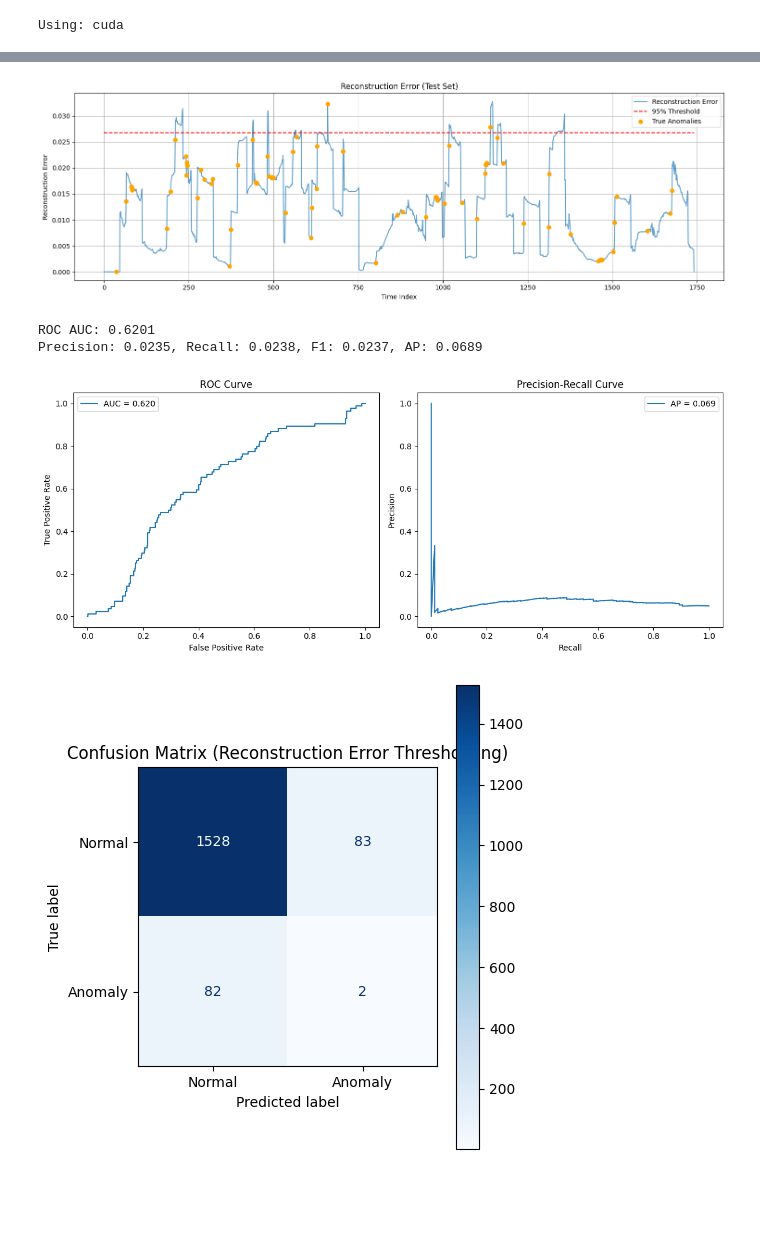
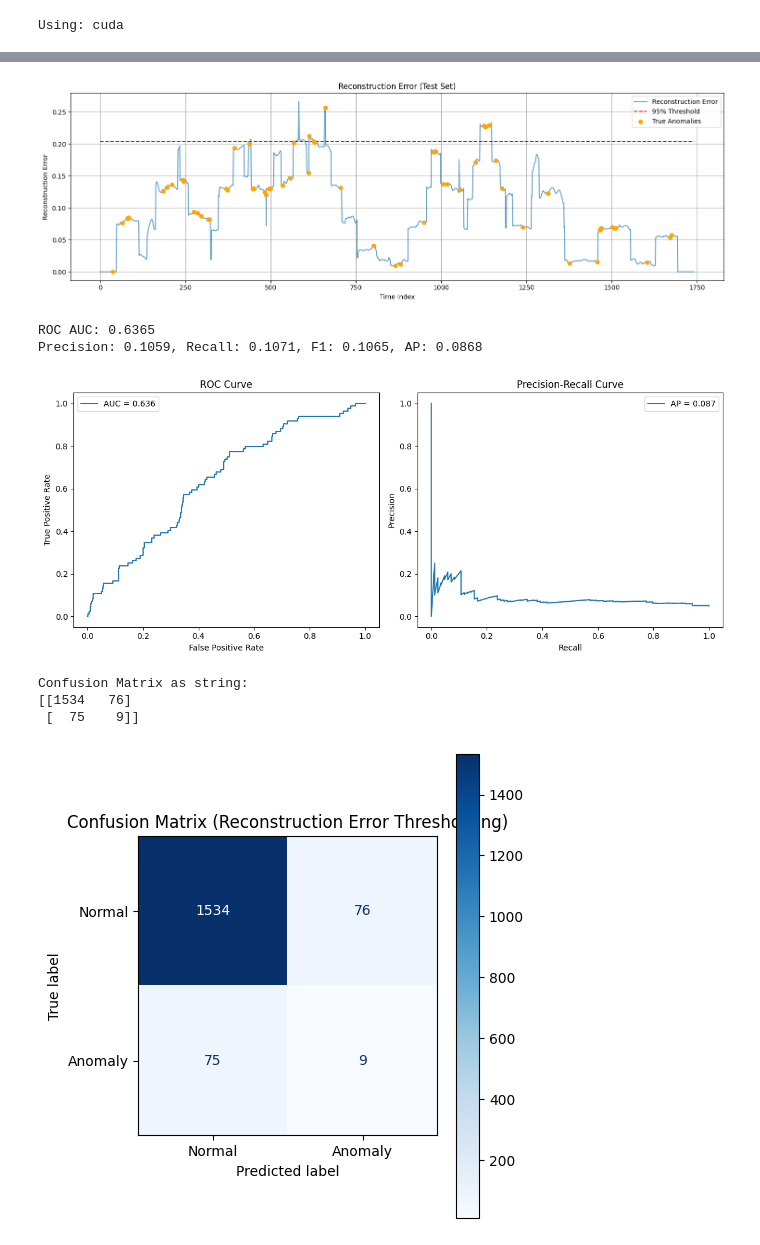
Before and after one commit to beratkaya61/iot_timeseries_machine_learning_updated, a Jupyter notebook: iot-timeseries-forecasting/updated_notebooks/2.2_lstm_autoencoder_anomaly_detect.ipynb, the cells around one changed output, grey strips where cells are left out. Saved outputs shown, nothing was run; the diff lists cells and outputs as text; code cells hidden in the pictures; blank space fills up the shorter version.

Commit message:
optimization for anomaly detection

```diff
--- a/iot-timeseries-forecasting/updated_notebooks/2.2_lstm_autoencoder_anomaly_detect.ipynb
+++ b/iot-timeseries-forecasting/updated_notebooks/2.2_lstm_autoencoder_anomaly_detect.ipynb
@@ -56,12 +69,14 @@ def create_windows(data, window_size):
 # %%
 # Load Data
 train_df = pd.read_csv("../data/processed/etth1_train.csv", parse_dates=["date"], index_col="date")
+val_df = pd.read_csv("../data/processed/etth1_val.csv", parse_dates=["date"], index_col="date")
 test_data_with_anomalies = np.load("../data/processed/etth1_test_with_anomalies.npy")
 anomaly_labels = np.load("../data/processed/etth1_anomaly_labels.npy")
 # %%
 # Normalize Data
 scaler= StandardScaler()
 tran_scaled= scaler.fit_transform(train_df["OT"].values.reshape(-1, 1)).flatten()
+val_scaled = scaler.transform(val_df["OT"].values.reshape(-1, 1)).flatten()
 test_scaled = scaler.transform(test_data_with_anomalies.reshape(-1, 1)).flatten()
 # %%
 # Create Windows
@@ -73,7 +89,11 @@ test_labels = np.array([1 if np.any(anomaly_labels[i:i+window_size]) else 0 for
 # 3. DataLoader
 train_tensor = torch.tensor(train_windows, dtype=torch.float32).unsqueeze(-1)
 test_tensor = torch.tensor(test_windows, dtype=torch.float32).unsqueeze(-1)
+val_tensor = torch.tensor(val_windows, dtype=torch.float32).unsqueeze(-1)
+
 train_loader_ae = DataLoader(TensorDataset(train_tensor, train_tensor), batch_size=64, shuffle=True)
+val_loader_ae = DataLoader(TensorDataset(val_tensor, val_tensor), batch_size=64, shuffle=False)
+test_loader_ae = DataLoader(TensorDataset(test_tensor, test_tensor), batch_size=128, shuffle=False)
 # %%
 # Model Hyperparameters
 input_dim = 1  # Single feature
@@ -147,13 +181,32 @@ lstm_autoencoder_model.load_state_dict(best_model_state)
 <All keys matched successfully>
 # %%
-# 5. Compute reconstruction errors on test set
 lstm_autoencoder_model.eval()
+recons = []
 with torch.no_grad():
-    recon = lstm_autoencoder_model(test_tensor.to(device)).cpu().numpy()
+    for xb, _ in test_loader_ae:
+        xb = xb.to(device)
+        out = lstm_autoencoder_model(xb).cpu().numpy()
+        recons.append(out)
+recons = np.vstack(recons)  # shape (num_windows, T, 1)
+recons = recons.squeeze(-1) # (num_windows, T)
+test_windows_np = test_windows  # (num_windows, T)
 
-# Remove last dim if exists (shape: (samples, window_size, 1))
-recon = recon.squeeze(-1)
-test_windows_np = test_windows
+# window-wise MSE (per window)
+window_mse = np.mean((recons - test_windows_np)**2, axis=1)
 
-# Compute reconstruction error per window (MSE)
-recon_errors = np.mean((recon - test_windows_np) ** 2, axis=1)
+# map window error to pointwise using window center (recommended)
+N = test_scaled.shape[0]
+pointwise_err = np.zeros(N)
+counts = np.zeros(N)
+half = window_size // 2
+for i, w_err in enumerate(window_mse):
+    center_idx = i + half
+    if center_idx < N:
+        pointwise_err[center_idx] += w_err
+        counts[center_idx] += 1
+nonzero = counts>0
+pointwise_err[nonzero] /= counts[nonzero]
+
+# align with label vector (labels originally length N)
+valid_err = pointwise_err[half:len(pointwise_err)]     # or slice appropriately
+valid_labels = anomaly_labels[half:len(pointwise_err)]
@@ -177,37 +213,37 @@ valid_labels = anomaly_labels[window_size - 1:]
 # %%
 # Plot Reconstruction Error over Time
 plt.figure(figsize=(15,5))
-plt.plot(pointwise_errors, label='Reconstruction Error', alpha=0.7)
-plt.hlines(np.percentile(valid_errors, 95), 0, len(pointwise_errors), colors='r', linestyles='dashed', label='95% Threshold')
-plt.scatter(np.where(anomaly_labels==1), pointwise_errors[anomaly_labels==1], color='orange', label='True Anomalies', zorder=5)
+plt.plot(pointwise_err, label='Reconstruction Error', alpha=0.7)
+plt.hlines(np.percentile(valid_err, 95), 0, len(pointwise_err), colors='r', linestyles='dashed', label='95% Threshold')
+plt.scatter(np.where(anomaly_labels==1), pointwise_err[anomaly_labels==1], color='orange', label='True Anomalies', zorder=5)
 plt.title('Reconstruction Error (Test Set)')
 plt.xlabel('Time Index')
 plt.ylabel('Reconstruction Error')
 plt.legend()
 plt.grid(True)
 plt.tight_layout()
 plt.show()
 # %% [output]
-[figure, old version]
+[figure, new version]
 # %%
 # 7. Evaluate anomaly detection (If you have anomaly labels, evaluate detection performance)
-threshold = np.percentile(valid_errors, 95)
-predicted_labels = (valid_errors > threshold).astype(int)
+threshold = np.percentile(valid_err, 95)
+predicted_labels = (valid_err > threshold).astype(int)
 
 # Compute Evaluation Metrics
-roc_auc = roc_auc_score(valid_labels, valid_errors)
+roc_auc = roc_auc_score(valid_labels, valid_err)
 precision, recall, f1 = precision_score(valid_labels, predicted_labels), recall_score(valid_labels, predicted_labels), f1_score(valid_labels, predicted_labels)
-ap_score = average_precision_score(valid_labels, valid_errors)
+ap_score = average_precision_score(valid_labels, valid_err)
 
 print(f"ROC AUC: {roc_auc:.4f}")
 print(f"Precision: {precision:.4f}, Recall: {recall:.4f}, F1: {f1:.4f}, AP: {ap_score:.4f}")
 # %% [output]
-ROC AUC: 0.6201
-Precision: 0.0235, Recall: 0.0238, F1: 0.0237, AP: 0.0689
+ROC AUC: 0.6365
+Precision: 0.1059, Recall: 0.1071, F1: 0.1065, AP: 0.0868
 # %%
 # 8. Plot ROC and Precision-Recall Curves
-fpr, tpr, _ = roc_curve(valid_labels, valid_errors)
-prec_curve, rec_curve, _ = precision_recall_curve(valid_labels, valid_errors)
+fpr, tpr, _ = roc_curve(valid_labels, valid_err)
+prec_curve, rec_curve, _ = precision_recall_curve(valid_labels, valid_err)
 
 plt.figure(figsize=(12,5))
 plt.subplot(1,2,1)
@@ -223,10 +259,14 @@ plt.title("Precision-Recall Curve"); plt.legend()
 plt.tight_layout()
 plt.show()
 # %% [output]
-[figure, old version]
+[figure, new version]
 # %%
 # 9. Plot confusion matrix
 cm = confusion_matrix(valid_labels, predicted_labels)
+
+print("Confusion Matrix as string:")
+print(str(cm))
+
 disp = ConfusionMatrixDisplay(confusion_matrix=cm, display_labels=["Normal", "Anomaly"])
 fig, ax = plt.subplots(figsize=(5,5))
 disp.plot(ax=ax, cmap="Blues", values_format='d')
@@ -234,4 +274,7 @@ plt.title("Confusion Matrix (Reconstruction Error Thresholding)")
 plt.tight_layout()
 plt.show()
 # %% [output]
+Confusion Matrix as string:
+[[1534   76]
+ [  75    9]]
-[figure, old version]
+[figure, new version]
```
Also changed, not shown: parts of 8 cells of this notebook, 1 other file.
